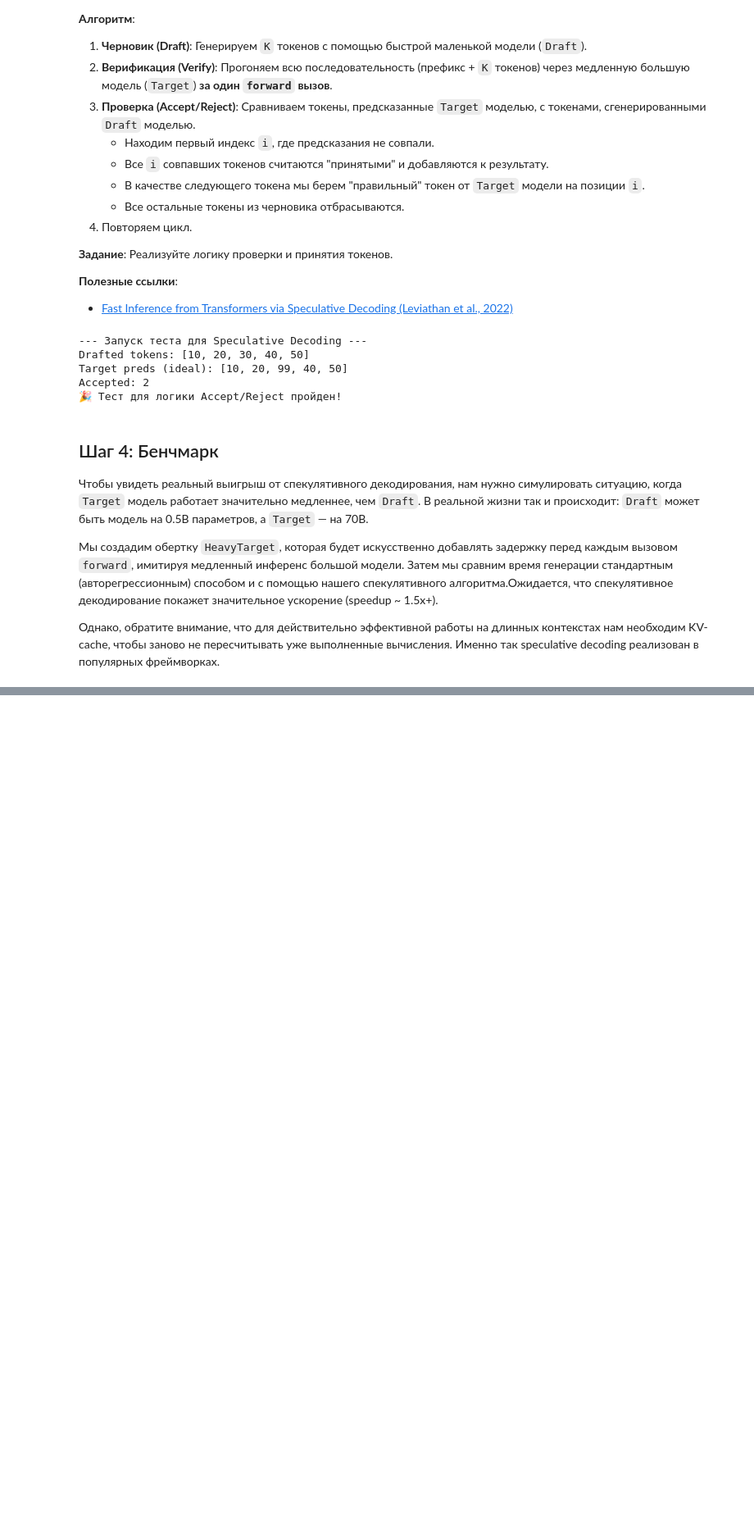
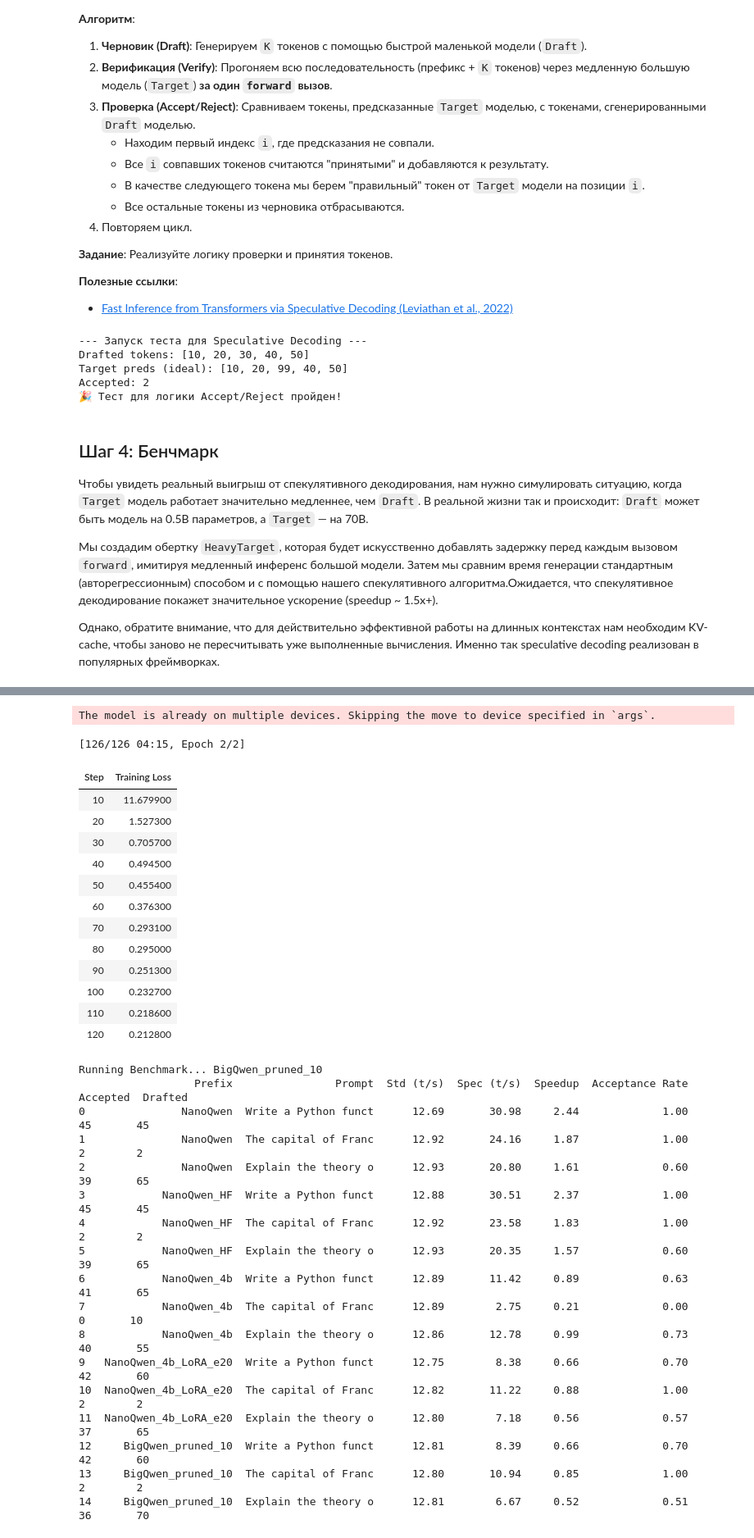
Before and after one commit to psaw/NLP-course, a Jupyter notebook: 10.Engineering_tricks/homework/NLP-2_hw_1.ipynb, the cells around one changed output, grey strips where cells are left out. Shown: that part at 82% size. Drawn from its saved outputs; the diff is of its cells as text; code cells hidden in the pictures; blank space fills up the shorter version.

```diff
--- a/10.Engineering_tricks/homework/NLP-2_hw_1.ipynb
+++ b/10.Engineering_tricks/homework/NLP-2_hw_1.ipynb
@@ -887,0 +1337,3 @@ Running Benchmark...
+# %%
+# Запускаем бенчмарк
+results = benchmark_speculative_sampling(draft_model_lora, target_model, tokenizer, results, prefix_text="NanoQwen_4b_LoRA_e20")
@@ -887,0 +1400,31 @@ Running Benchmark...
+# %%
+def train_pruned_model(model_pruned, epochs=2):
+    # Настройка аргументов обучения
+    training_args_pruned = TrainingArguments(
+        num_train_epochs=epochs,  # оптимальное количество эпох
+        per_device_train_batch_size=2,  # маленький батч для стабильности
+        gradient_accumulation_steps=4,  # эффективный батч = 8
+        learning_rate=1e-4,  # консервативный learning rate
+        weight_decay=0.01,
+        warmup_steps=5,
+        logging_steps=10,
+        save_steps=100,
+        save_total_limit=2,
+        eval_strategy="no",  # без валидации для простоты
+        fp16=True,  # используем mixed precision
+        dataloader_num_workers=0,  # для совместимости с Jupyter
+        remove_unused_columns=False,
+        report_to="none",  # отключаем wandb/tensorboard
+    )
+
+    # Создаем Trainer
+    trainer_pruned = Trainer(
+        model=model_pruned,
+        args=training_args_pruned,
+        train_dataset=tokenized_dataset,
+        data_collator=data_collator,
+    )
+
+    trainer_pruned.train()
+
+    return model_pruned
@@ -887,0 +1451,39 @@ Running Benchmark...
+# %%
+# Применяем прунинг к линейным слоям на 10%
+target_pruned = prune_model_20p(target_pruned, amount=0.1)
+target_pruned = train_pruned_model(target_pruned, epochs=2)
+# Запускаем бенчмарк
+results = benchmark_speculative_sampling(draft_model_lora, target_model, tokenizer, results, prefix_text="BigQwen_pruned_10")
+# %% [output]
+The model is already on multiple devices. Skipping the move to device specified in `args`.
+[126/126 04:15, Epoch 2/2]
+| Step | Training Loss |
+| 10 | 11.679900 |
+| 20 | 1.527300 |
+| 30 | 0.705700 |
+| 40 | 0.494500 |
+| 50 | 0.455400 |
+| 60 | 0.376300 |
+| 70 | 0.293100 |
+| 80 | 0.295000 |
+| 90 | 0.251300 |
+| 100 | 0.232700 |
+| 110 | 0.218600 |
+| 120 | 0.212800 |
+Running Benchmark... BigQwen_pruned_10
+                  Prefix                Prompt  Std (t/s)  Spec (t/s)  Speedup  Acceptance Rate  Accepted  Drafted
+0               NanoQwen  Write a Python funct      12.69       30.98     2.44             1.00        45       45
+1               NanoQwen  The capital of Franc      12.92       24.16     1.87             1.00         2        2
+2               NanoQwen  Explain the theory o      12.93       20.80     1.61             0.60        39       65
+3            NanoQwen_HF  Write a Python funct      12.88       30.51     2.37             1.00        45       45
+4            NanoQwen_HF  The capital of Franc      12.92       23.58     1.83             1.00         2        2
+5            NanoQwen_HF  Explain the theory o      12.93       20.35     1.57             0.60        39       65
+6            NanoQwen_4b  Write a Python funct      12.89       11.42     0.89             0.63        41       65
+7            NanoQwen_4b  The capital of Franc      12.89        2.75     0.21             0.00         0       10
+8            NanoQwen_4b  Explain the theory o      12.86       12.78     0.99             0.73        40       55
+9   NanoQwen_4b_LoRA_e20  Write a Python funct      12.75        8.38     0.66             0.70        42       60
+10  NanoQwen_4b_LoRA_e20  The capital of Franc      12.82       11.22     0.88             1.00         2        2
+11  NanoQwen_4b_LoRA_e20  Explain the theory o      12.80        7.18     0.56             0.57        37       65
+12     BigQwen_pruned_10  Write a Python funct      12.81        8.39     0.66             0.70        42       60
+13     BigQwen_pruned_10  The capital of Franc      12.80       10.94     0.85             1.00         2        2
+14     BigQwen_pruned_10  Explain the theory o      12.81        6.67     0.52             0.51        36       70
```
Also changed, not shown: parts of 42 cells of this notebook, 3 other files.
